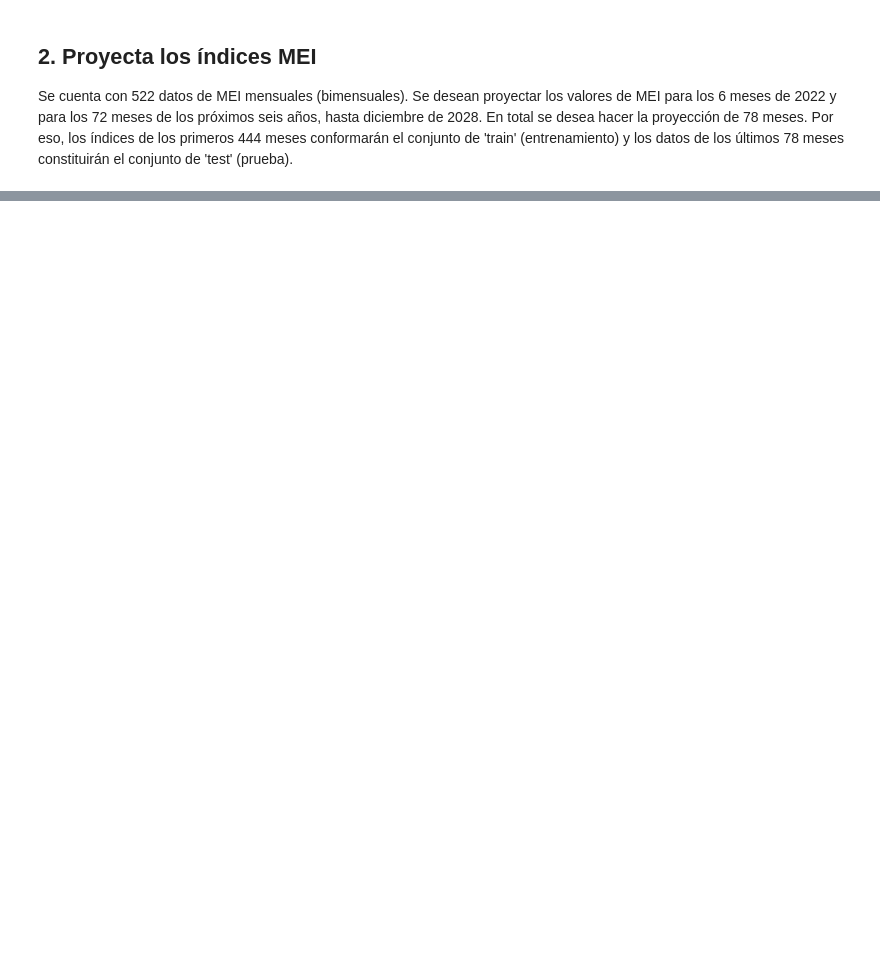
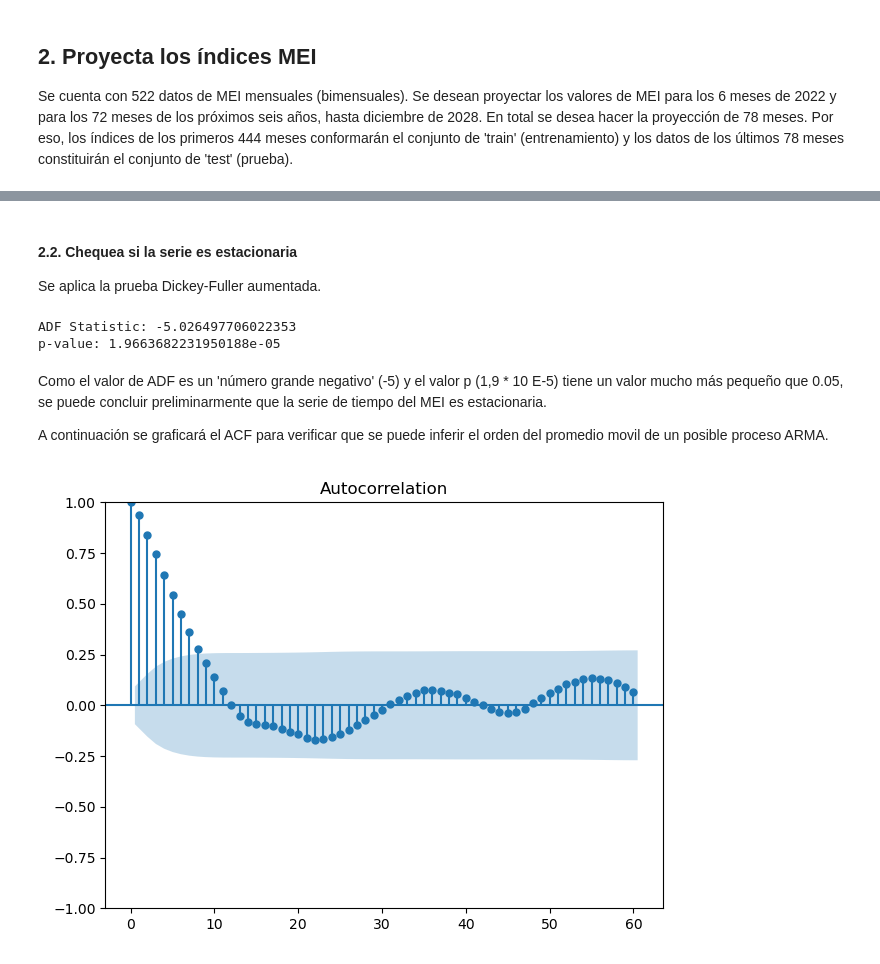
Before and after one commit to EricJDavila/Ppbe, a Jupyter notebook: N01_ProyeccionMEI.ipynb, the cells around one changed output, grey strips where cells are left out. Saved outputs shown, nothing was run; the diff lists cells and outputs as text; code cells hidden in the pictures; blank space fills up the shorter version.

```diff
--- a/N01_ProyeccionMEI.ipynb
+++ b/N01_ProyeccionMEI.ipynb
@@ -103,0 +174,21 @@ Por eso, los índices de los primeros 444 meses conformarán el conjunto de 'tra
+# %% [markdown]
+#### 2.2. Chequea si la serie es estacionaria
+Se aplica la prueba Dickey-Fuller aumentada.
+# %%
+from statsmodels.tsa.stattools import adfuller
+ADF_result = adfuller(train) #A
+print(f'ADF Statistic: {ADF_result[0]}')
+print(f'p-value: {ADF_result[1]}')
+# %% [output]
+ADF Statistic: -5.026497706022353
+p-value: 1.9663682231950188e-05
+# %% [markdown]
+Como el valor de ADF es un 'número grande negativo' (-5) y el valor p (1,9 * 10 E-5) tiene un valor mucho más pequeño que 0.05, se puede concluir preliminarmente que la serie de tiempo del MEI es estacionaria.
+
+A continuación se graficará el ACF para verificar que se puede inferir el orden del promedio movil de un posible proceso ARMA.
+# %%
+from statsmodels.graphics.tsaplots import plot_acf
+plot_acf(train, lags=60);
+plt.tight_layout()
+# %% [output]
+[figure, added]
```
Also changed, not shown: parts of 50 cells of this notebook, 15 other files.
